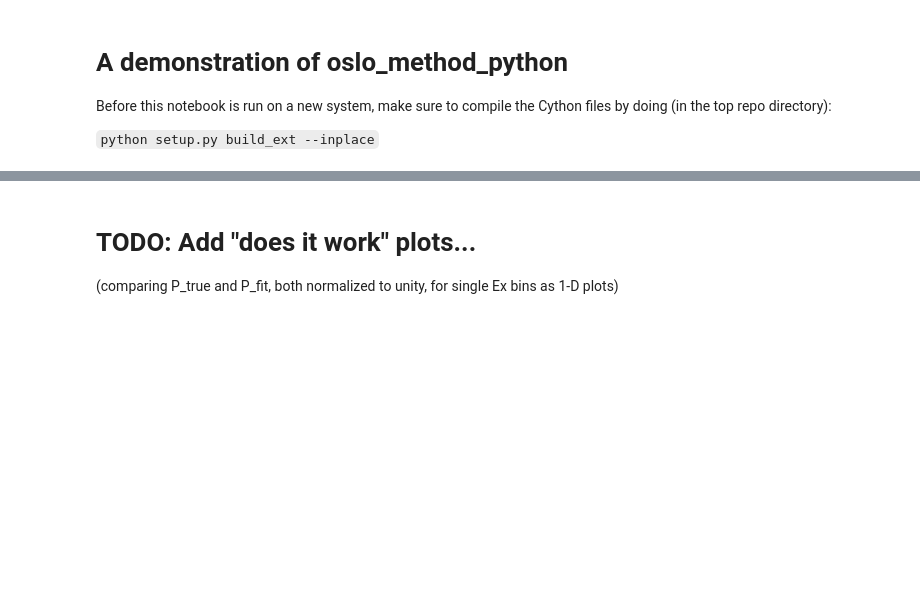
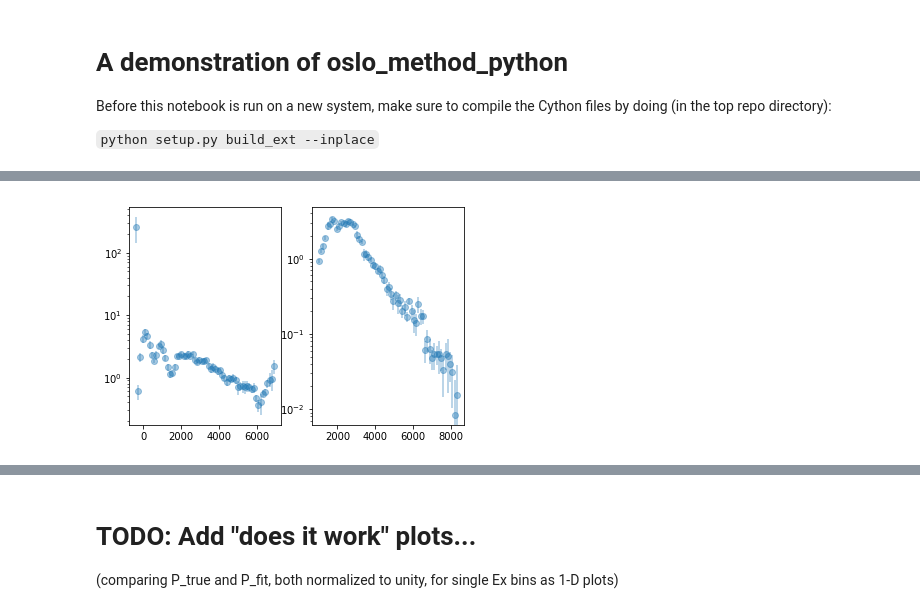
Before and after one commit to oslocyclotronlab/ompy, a Jupyter notebook: notebooks/example.ipynb, the cells around one changed output, grey strips where cells are left out. Drawn from its saved outputs; the diff is of its cells as text; code cells hidden in the pictures; blank space fills up the shorter version.

```diff
--- a/notebooks/example.ipynb
+++ b/notebooks/example.ipynb
@@ -131,20 +126,0 @@ std_firstgen.plot()
-# %%
-# Run fit to rho and T
-# (This one needs some more bug testing...)
-
-bin_width_out = 120
-Ex_min = 3000
-Ex_max = 8000
-Eg_min = 1000
-
-
-rho, T = om.fit_rho_T(ma.firstgen, std_firstgen,
-                      bin_width_out,
-                      Ex_min, Ex_max, Eg_min,
-                      method="Nelder-Mead",
-                     )
-
-
-f, (axrho, axT) = plt.subplots(1,2)
-rho.plot(ax=axrho, yscale="log")
-T.plot(ax=axT, yscale="log")
@@ -159,0 +188,15 @@ True
+# %%
+fig, (axrho, axT) = plt.subplots(1,2)
+axrho.set_yscale("log")
+axrho.errorbar(rho.E_array,rho_mean,yerr=rho_std,alpha=0.4, fmt="o")
+#for i in range(10):
+#    axrho.plot(range(len(rho.vector)),rho_ensemble[i,:],"-.")
+
+axT.set_yscale("log")
+axT.errorbar(T.E_array,T_mean,yerr=T_std, fmt="o", alpha=0.4)
+#for i in range(10):
+#    axT.plot(range(len(T.vector)),T_ensemble[i,:])
+
+plt.show()
+# %% [output]
+[figure, added]
```
Also changed, not shown: parts of 17 cells of this notebook, 2 other files.
